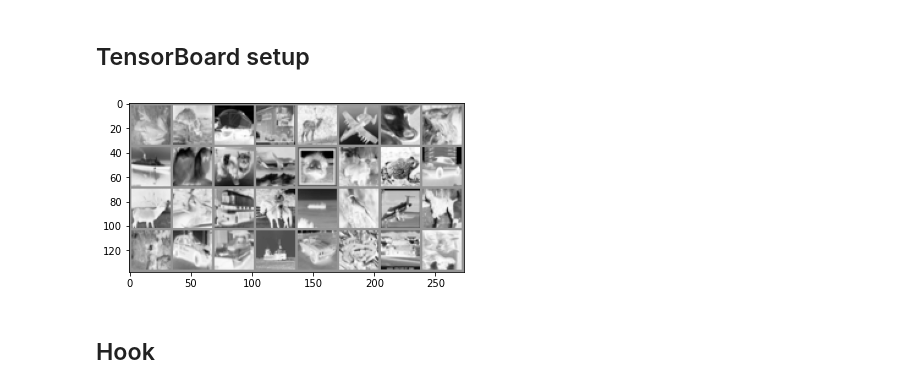
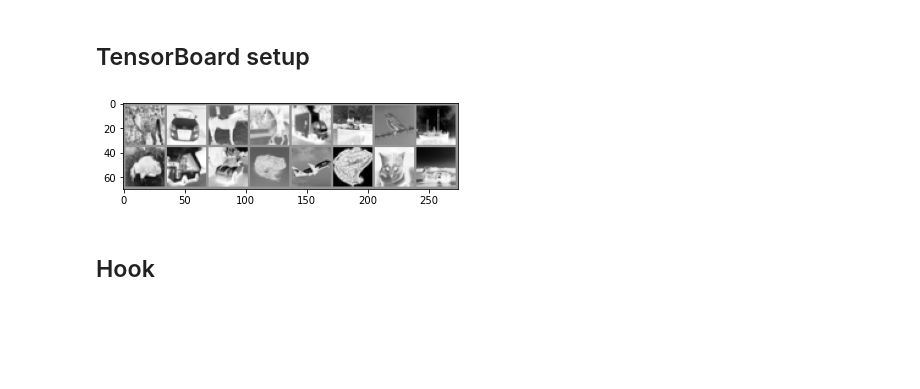
Before and after one commit to yurilamijo/NeuralNetworks, a Jupyter notebook: cnn/original/cnn.ipynb, the cells around one changed output. Saved outputs shown, nothing was run; the diff lists cells and outputs as text; code cells hidden in the pictures; blank space fills up the shorter version.

```diff
--- a/cnn/original/cnn.ipynb
+++ b/cnn/original/cnn.ipynb
@@ -13,7 +13,7 @@ device = torch.device('cuda' if torch.cuda.is_available() else 'cpu')
 Hyper-parameters
 # %%
 n_epochs = 2
-batch_size = 32
+batch_size = 16
 learning_rate = 0.001
 # %%
 transform = transforms.Compose(
@@ -103,17 +103,17 @@ def matplotlib_imshow(img, one_channel=False):
 # %%
 # Get random training images
 dataiter = iter(train_dl)
 images, labels = dataiter.next()
 
 # Create grid of images
 img_grid = torchvision.utils.make_grid(images)
 
 matplotlib_imshow(img_grid, one_channel=True)
 
-tb.add_image('Before_traning_images', img_grid)
-tb.close()
+# tb.add_image('Before_traning_images', img_grid)
+# tb.close()
 # %% [output]
-[figure, old version]
+[figure, new version]
 # %%
 # def select_n_random(data, labels, n=100):
 #     '''
```
Also changed, not shown: parts of 4 cells of this notebook, 1 other file.
